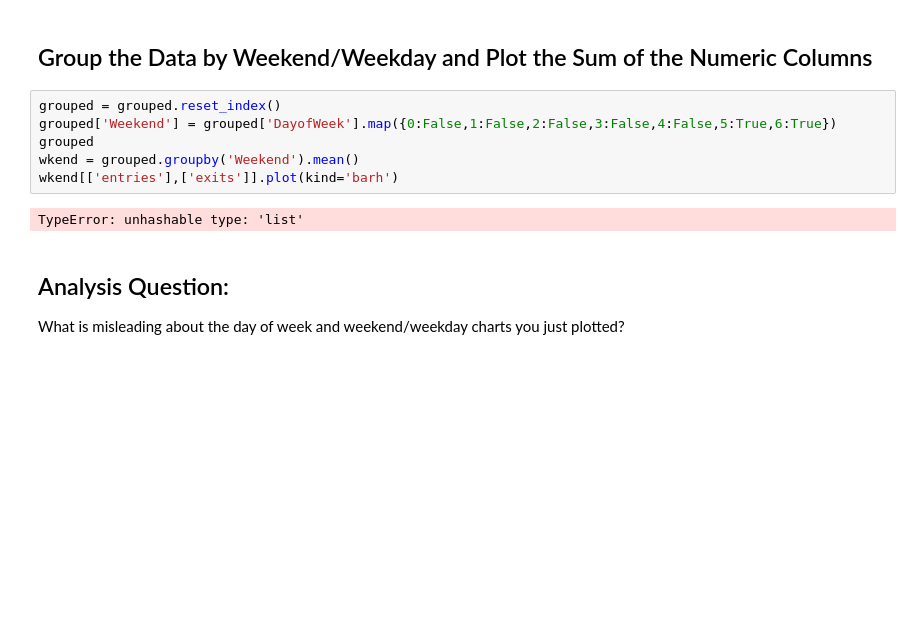
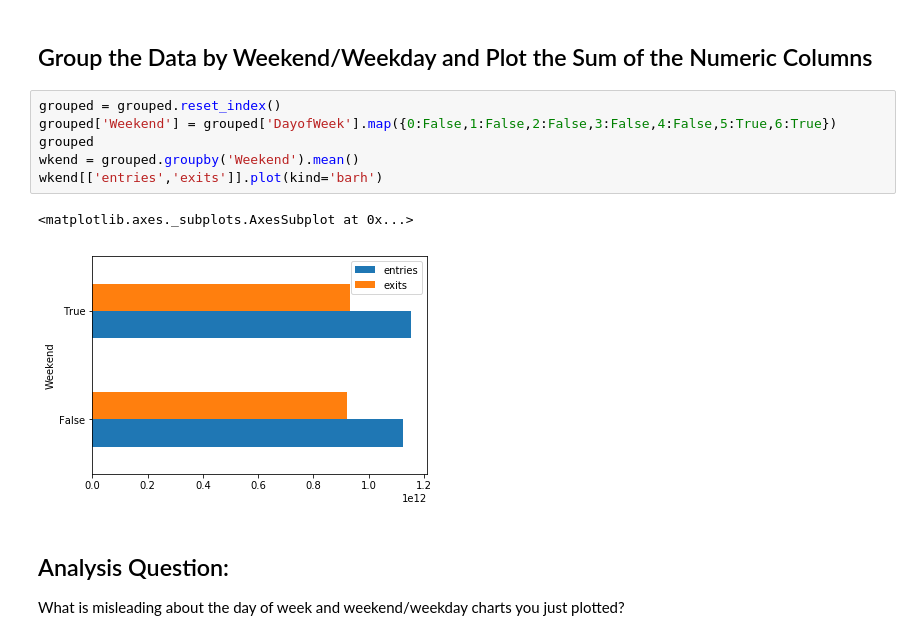
Before and after one commit to quannguyen234/dsc-pandas-series-and-dataframes-lab-nyc-ds-082619, a Jupyter notebook: index.ipynb, the cells around one changed output. Cells and saved outputs as stored; diff of their text form; blank space fills up the shorter version.

```diff
--- a/index.ipynb
+++ b/index.ipynb
@@ -149,11 +149,12 @@ grouped.head(10)
 # %%
 grouped = grouped.reset_index()
 grouped['Weekend'] = grouped['DayofWeek'].map({0:False,1:False,2:False,3:False,4:False,5:True,6:True})
 grouped
 wkend = grouped.groupby('Weekend').mean()
-wkend[['entries'],['exits']].plot(kind='barh')
+wkend[['entries','exits']].plot(kind='barh')
 # %% [output]
-TypeError: unhashable type: 'list'
+<matplotlib.axes._subplots.AxesSubplot at 0x...>
+[figure, added]
 # %% [markdown]
 ## Analysis Question:
 
```
